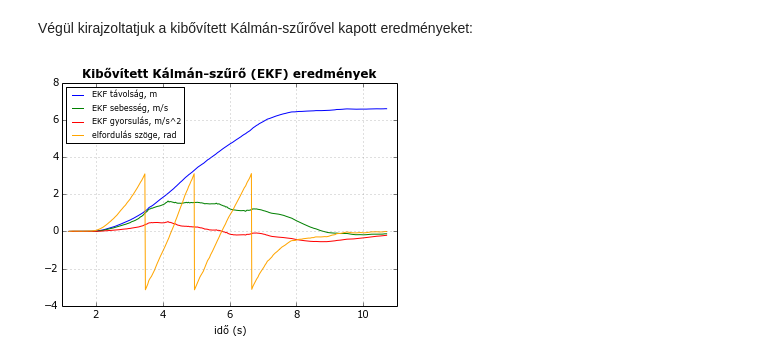
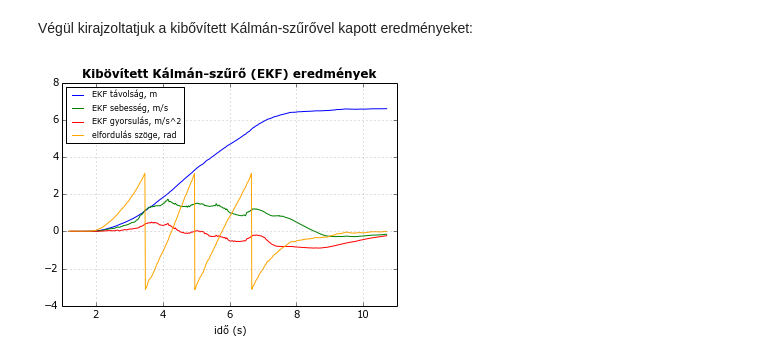
Before and after one commit to gyulat/odometry-EKF, a Jupyter notebook: Kalman1.ipynb, the cells around one changed output. Cells and saved outputs as stored; diff of their text form; code cells hidden in the pictures.

```diff
--- a/Kalman1.ipynb
+++ b/Kalman1.ipynb
@@ -214,20 +223,20 @@ def EKFwheel(t,a1,a2,q=0.07,r=5):
 # %% [markdown]
 Ezek után elvégezhetjük a szűrést:
 # %%
-xe = EKFwheel(t,a1,a2,0.07,5.0)
+xe = EKFwheel(t,a1,a2,0.17,5.0)
 # %% [markdown]
 Végül kirajzoltatjuk a kibővített Kálmán-szűrővel kapott eredményeket:
 # %%
 %matplotlib inline
 plt.plot(xe[:,0],xe[:,1], 'b-', label=u'EKF távolság, m')
 plt.plot(xe[:,0],xe[:,2], 'g-', label=u'EKF sebesség, m/s')
 plt.plot(xe[:,0],xe[:,3], 'r-', label=u'EKF gyorsulás, m/s^2')
 plt.plot(xe[:,0],xe[:,4], color='orange', label=u'elfordulás szöge, rad')
 plt.xlim(1,11)
 plt.grid(color='grey')
-plt.title(u'Kibővített Kálmán-szűrő (EKF) eredmények', fontweight='bold')
+plt.title(u'Kibövített Kálmán-szűrő (EKF) eredmények', fontweight='bold')
 plt.xlabel(u'idő (s)')
 plt.legend(loc='upper left', shadow=False, prop={'size':8})
 plt.show()
 # %% [output]
-[figure, old version]
+[figure, new version]
```
Also changed, not shown: parts of 2 cells of this notebook.
